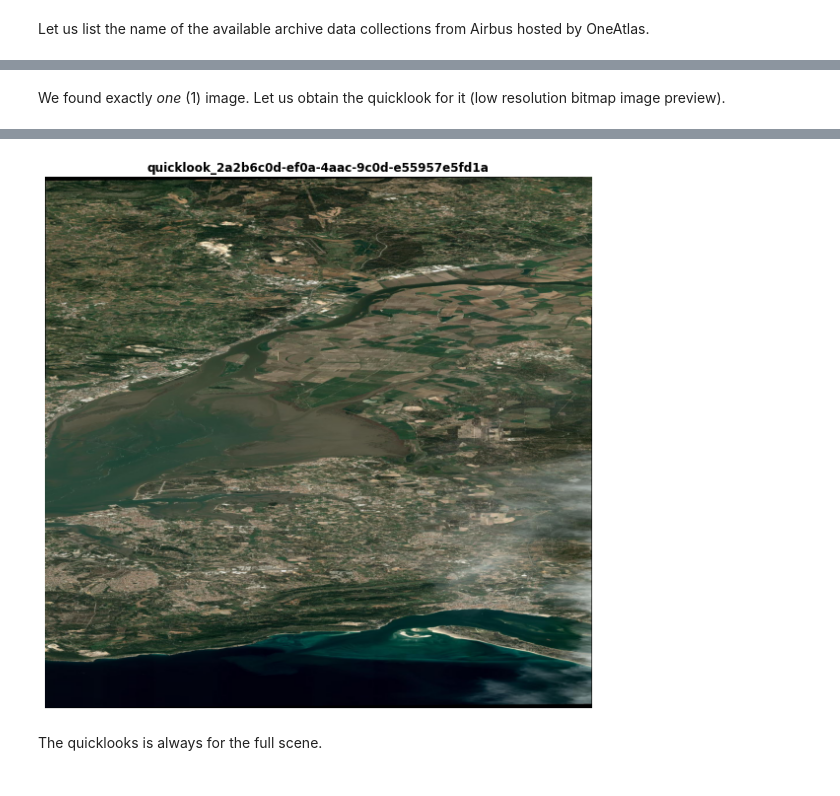
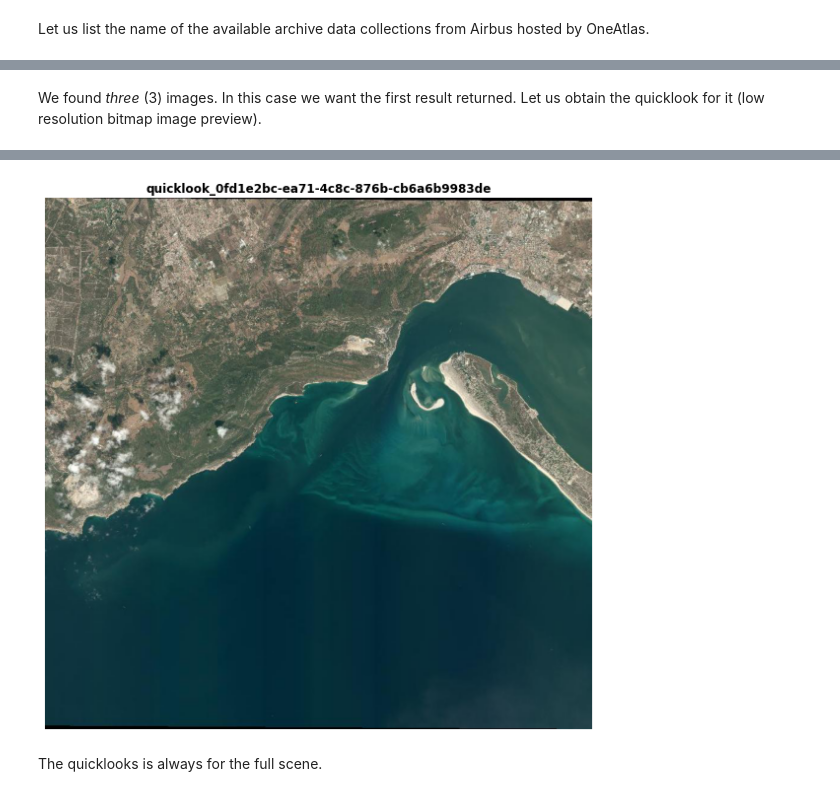
Before and after one commit to up42/data-recipes, a Jupyter notebook: data-ordering101/notebooks/data_ordering101.ipynb, the cells around one changed output, grey strips where cells are left out. Cells and saved outputs as stored; diff of their text form; code cells hidden in the pictures.

```diff
--- a/data-ordering101/notebooks/data_ordering101.ipynb
+++ b/data-ordering101/notebooks/data_ordering101.ipynb
@@ -190,13 +237,15 @@ We are interested in images from the **Pléiades** optical satellite constellati
 We are looking for Pléiades archive images acquired in 2022 and with a cloud coverage of at most 10%.
 # %%
-search_params = catalog.construct_parameters(geometry=aoi_map,
-                                             start_date="2022-01-01",
-                                             end_date="2022-12-31",
-                                             collections=["phr"],
-                                             max_cloudcover=10,
-                                             sortby="acquisitionDate",
-                                             ascending=False,
-                                             limit=10)
+search_params = catalog.construct_search_parameters(
+    geometry=aoi_map,
+    start_date="2022-01-01",
+    end_date="2022-12-31",
+    collections=["phr"],
+    max_cloudcover=10,
+    sortby="acquisitionDate",
+    ascending=False,
+    limit=10,
+)
 # %%
 search_results = catalog.search(search_parameters=search_params)
 # %% [output]
@@ -210,6 +261,6 @@ search_results
 # %% [markdown]
-We found exactly *one* (1) image. Let us obtain the quicklook for it (low resolution bitmap image preview).
+We found *three* (3) images. In this case we want the first result returned. Let us obtain the quicklook for it (low resolution bitmap image preview).
 # %%
-catalog.download_quicklooks(search_results.id.to_list(), sensor = "pleiades")
+catalog.download_quicklooks(search_results.iloc[0].id, collection="phr")
 catalog.plot_quicklooks()
 # %% [output]
@@ -218,4 +269,4 @@ catalog.plot_quicklooks()
-[figure, old version]
+[figure, new version]
 # %% [markdown]
 The quicklooks is always for the full scene.
 # %% [markdown]
```
Also changed, not shown: parts of 37 cells of this notebook, 1 other file.
